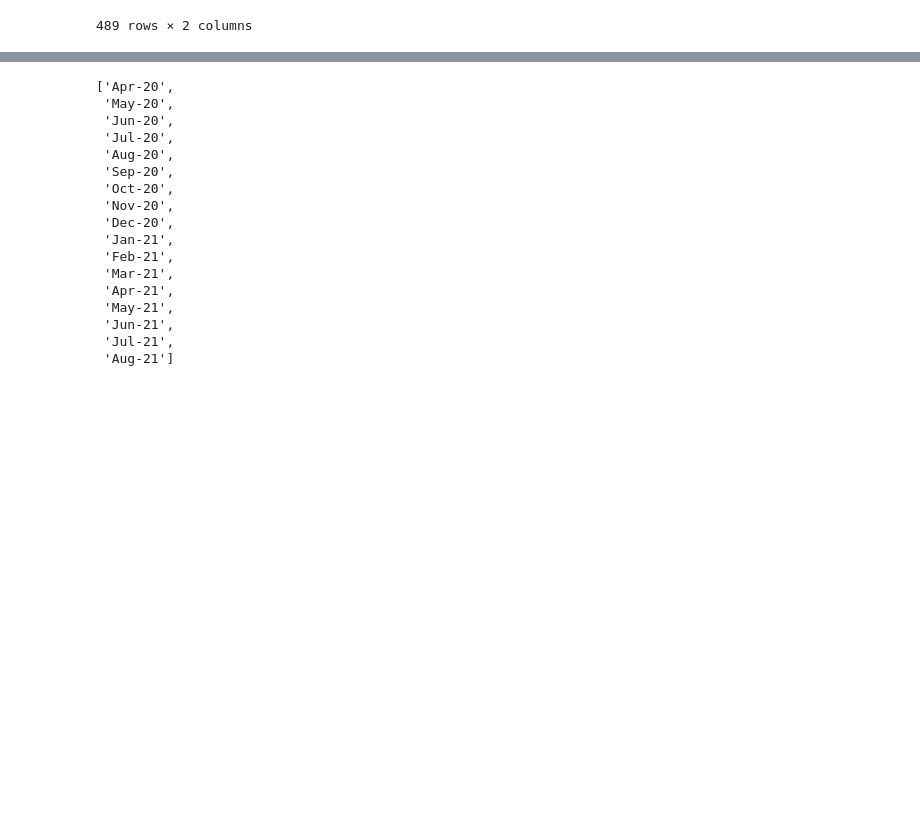
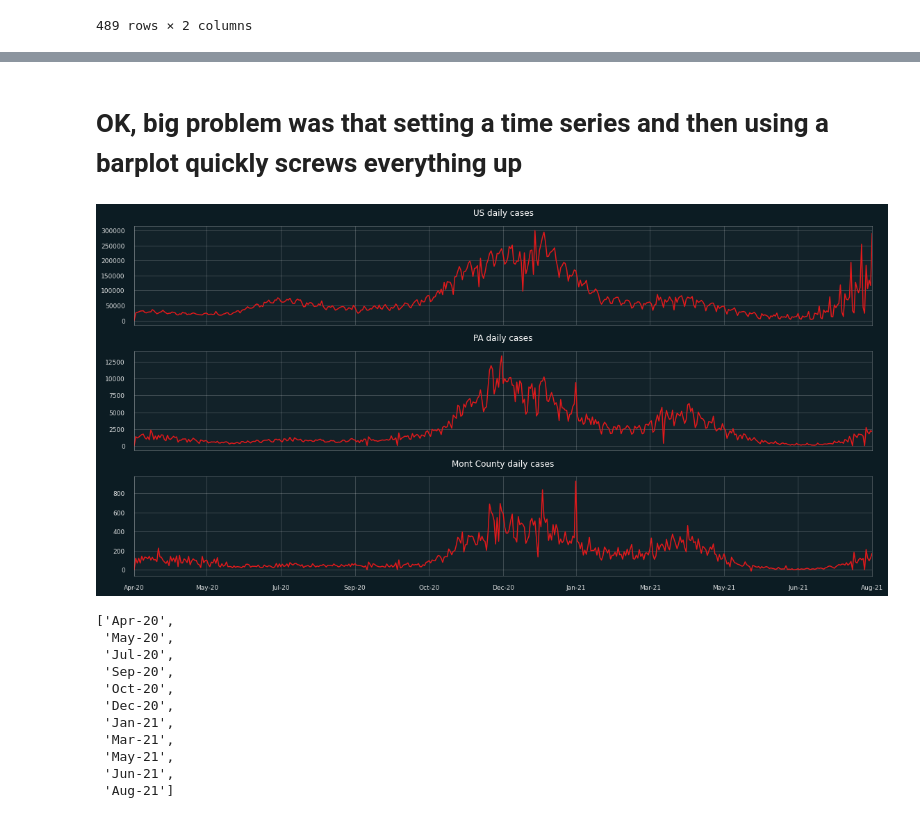
Before and after one commit to tall-geese/CovidTracking, a Jupyter notebook: Covid Tracker.ipynb, the cells around one changed output, grey strips where cells are left out. Cells and saved outputs as stored; diff of their text form; code cells hidden in the pictures; blank space fills up the shorter version.

Commit message:
got it working without barplots

```diff
--- a/Covid Tracker.ipynb
+++ b/Covid Tracker.ipynb
@@ -85,5 +86,3 @@ mont_data
 | 2021-08-12 | 72653 | 125 |
 | 2021-08-13 | 72826 | 173 |
 489 rows × 2 columns
-# %%
-us_data['Dates'] = pd.to_datetime(us_data.index.strftime('%b-%d-%Y'))
@@ -92,27 +88,0 @@ us_data['Dates'] = pd.to_datetime(us_data.index.strftime('%b-%d-%Y'))
-# %%
-# pa_data.plot.bar(y='New_Cases', xticks=[], figsize=(11,5))
-# us_data.plot(y='New_Cases', figsize=(11,5))
-# mpl_style(dark=True)
-sns.set()
-
-# dates = pd.to_datetime(us_data.index.strftime('%b-%d-%Y'))
-# us_data = us_data.reset_index()
-
-fig,ax = plt.subplots(figsize=(14,6))
-sns.barplot(x='Dates', y='New_Cases', data=us_data, color='blue',ax=ax, dodge=False)
-ax.xaxis.set_major_locator(plt.MaxNLocator(17))
-# x = pd.date_range('04-01-2020', periods=17, freq='m')
-# ax.set_xticks(x)
-# ax.set_xticklabels([i.strftime('%b-%y') for i in x])
-
-# date_form = DateFormatter("%m-%d")
-# ax.xaxis.set_major_formatter(date_form)
-fig.tight_layout()
-ax.get_xticklabels()
-
-
-# dt.strptime(str(ax.get_xticklabels()[1]),"%Y-%m-%d")
-# a = dt.strptime(ax.get_xticklabels()[1])
-# a
-# us_data.plot.bar(y='New_Cases', figsize=(14,6))
-# ax = plt.gca()
@@ -140,21 +89,34 @@ ax.get_xticklabels()
+# %% [markdown]
+# OK, big problem was that setting a time series and then using a barplot quickly screws everything up
+# %%
+fig,ax = plt.subplots(nrows=3, ncols=1, figsize=(16,8), sharex=True)
+
+xticks = pd.date_range(dateRange[0], dateRange[-1], periods=11)
+xlabels = [i.strftime('%b-%y') for i in t]
+
+us_data.plot(y='New_Cases',ax=ax[0], legend=False, title='US daily cases')
+pa_data.plot(y='New_Cases',ax=ax[1], legend=False, title='PA daily cases')
+mont_data.plot(y='New_Cases',ax=ax[2], legend=False, title='Mont County daily cases')
+
+ax[2].set_xticks(xticks)
+ax[2].set_xticklabels(xlabels)
+
+fig.tight_layout()
+# %% [output]
+[figure, added]
 # %%
-x = pd.date_range('04-01-2020', periods=17, freq='m')
-[i.strftime('%b-%y') for i in x]
+xticks = pd.date_range(dateRange[0], dateRange[-1], periods=11)
+xlabels = [i.strftime('%b-%y') for i in t]
+x
 # %% [output]
 ['Apr-20',
  'May-20',
- 'Jun-20',
  'Jul-20',
- 'Aug-20',
  'Sep-20',
  'Oct-20',
- 'Nov-20',
  'Dec-20',
  'Jan-21',
- 'Feb-21',
  'Mar-21',
- 'Apr-21',
  'May-21',
  'Jun-21',
- 'Jul-21',
  'Aug-21']
```
Also changed, not shown: parts of 3 cells of this notebook.
